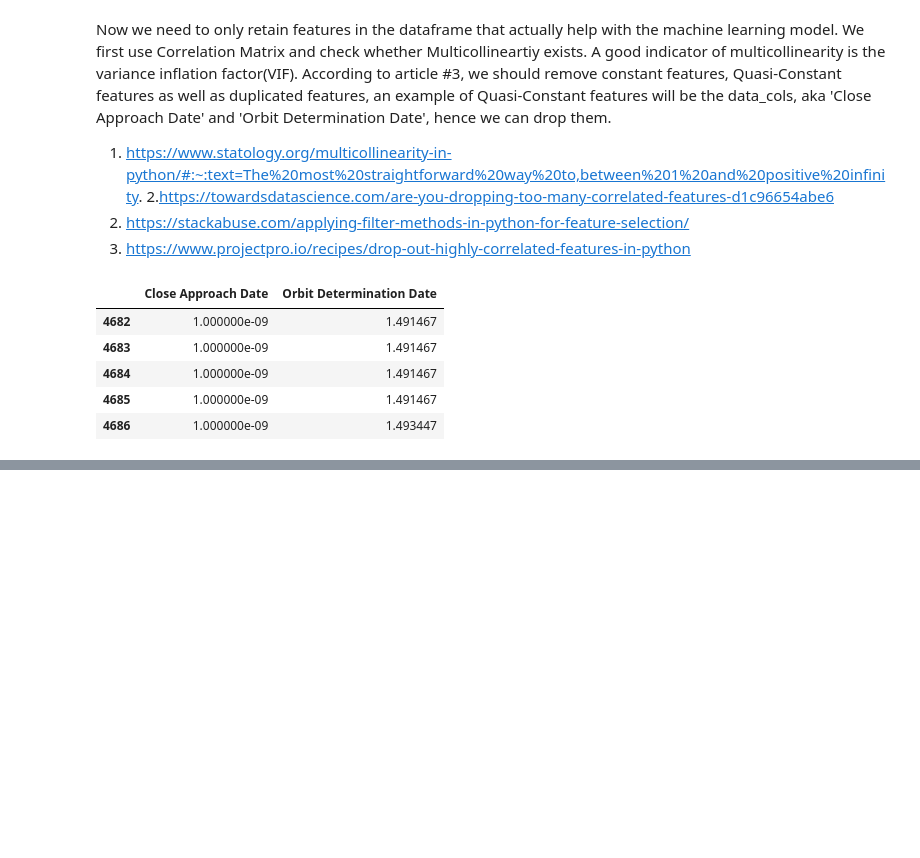
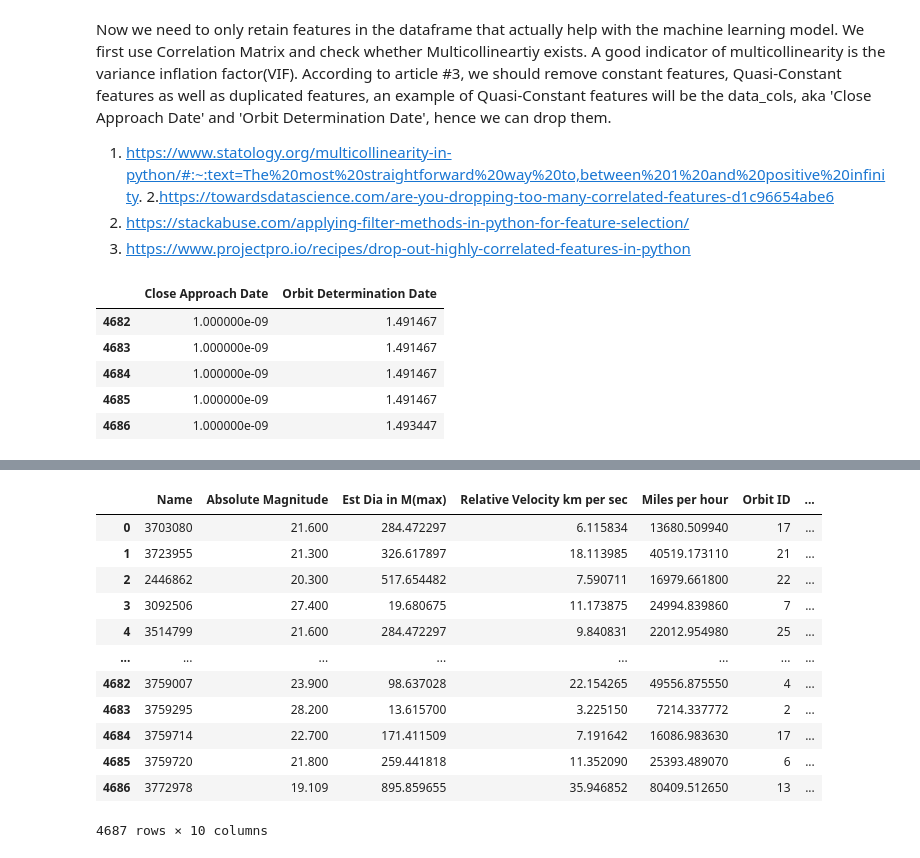
Before and after one commit to alisonjing/DTSA5506-Data-Mining-Project, a Jupyter notebook: NASA_Asteroid_Classification.ipynb, the cells around one changed output, grey strips where cells are left out. Drawn from its saved outputs; the diff is of its cells as text; code cells hidden in the pictures; blank space fills up the shorter version.

Commit message:
Update NASA_Asteroid_Classification.ipynb
Updated code

```diff
--- a/NASA_Asteroid_Classification.ipynb
+++ b/NASA_Asteroid_Classification.ipynb
@@ -339,7 +339,7 @@ encoded_nasa.loc[:, ['Close Approach Date', 'Orbit Determination Date']].tail(5)
 | 4685 | 1.000000e-09 | 1.491467 |
 | 4686 | 1.000000e-09 | 1.493447 |
 # %%
-nasa_dropped_new = nasa_dropped.drop(['Close Approach Date', 'Orbit Determination Date','Miss Dist.(lunar)', 'Miss Dist.(kilometers)', 'Miss Dist.(miles)','Relative Velocity km per hr'], axis=1)
+nasa_dropped_new = nasa_dropped.drop(['Neo Reference ID','Close Approach Date', 'Orbit Determination Date','Miss Dist.(lunar)', 'Miss Dist.(kilometers)', 'Miss Dist.(miles)','Relative Velocity km per hr'], axis=1)
 # %%
 len(nasa_dropped_new.columns)
 # %% [output]
@@ -354,0 +347,31 @@ from sklean.feature_selection import f
+# %%
+# SelectKBest method used to evaluate most important features.
+from sklearn.feature_selection import SelectKBest
+from sklearn.feature_selection import chi2, f_classif, mutual_info_classif # for classification
+
+#filter out our Hazardous variblae(Target variable)
+X = nasa_dropped_new[[val for val in nasa_dropped_new.columns if val !='Hazardous']]
+y = nasa_dropped_new['Hazardous']
+
+#nasa_dropped_new.head()
+
+# Create a function that takes in X,y variables, with criteria, and returns a dataframe with most important columns
+# based on criteria
+
+def featureSelect_dataframe(X,y, criteria, k):
+    # Create the function method
+    reg = SelectKBest(criteria, k=k).fit(X,y)
+    # transform after creating the function method
+    X_transformed = reg.transform(X)
+    # filter down X based on kept columns
+    X = X[[val for i,val in enumerate(X.columns) if reg.get_support()[i]]]
+    return X
+
+# chi2 method: Chi-squared stats of non-negative features for classification tasks.
+New_X = featureSelect_dataframe(X,y, chi2, 10)
+New_X
+
+
+#Reference:
+#https://scikit-learn.org/stable/modules/generated/sklearn.feature_selection.SelectKBest.html
+#https://enjoymachinelearning.com/blog/feature-selection-selectkbest-sklearn/
@@ -354,0 +392,18 @@ from sklean.feature_selection import f
+# %%
+# f_classif method: ANOVA F-value between label/feature for classification tasks
+New_X = featureSelect_dataframe(X, y, f_classif, 10)
+New_X
+# %% [output]
+|  | Name | Absolute Magnitude | Est Dia in M(max) | Relative Velocity km per sec | Miles per hour | Orbit ID | ... |
+| 0 | 3703080 | 21.600 | 284.472297 | 6.115834 | 13680.509940 | 17 | ... |
+| 1 | 3723955 | 21.300 | 326.617897 | 18.113985 | 40519.173110 | 21 | ... |
+| 2 | 2446862 | 20.300 | 517.654482 | 7.590711 | 16979.661800 | 22 | ... |
+| 3 | 3092506 | 27.400 | 19.680675 | 11.173875 | 24994.839860 | 7 | ... |
+| 4 | 3514799 | 21.600 | 284.472297 | 9.840831 | 22012.954980 | 25 | ... |
+| ... | ... | ... | ... | ... | ... | ... | ... |
+| 4682 | 3759007 | 23.900 | 98.637028 | 22.154265 | 49556.875550 | 4 | ... |
+| 4683 | 3759295 | 28.200 | 13.615700 | 3.225150 | 7214.337772 | 2 | ... |
+| 4684 | 3759714 | 22.700 | 171.411509 | 7.191642 | 16086.983630 | 17 | ... |
+| 4685 | 3759720 | 21.800 | 259.441818 | 11.352090 | 25393.489070 | 6 | ... |
+| 4686 | 3772978 | 19.109 | 895.859655 | 35.946852 | 80409.512650 | 13 | ... |
+4687 rows × 10 columns
```
Also changed, not shown: parts of 4 cells of this notebook.
